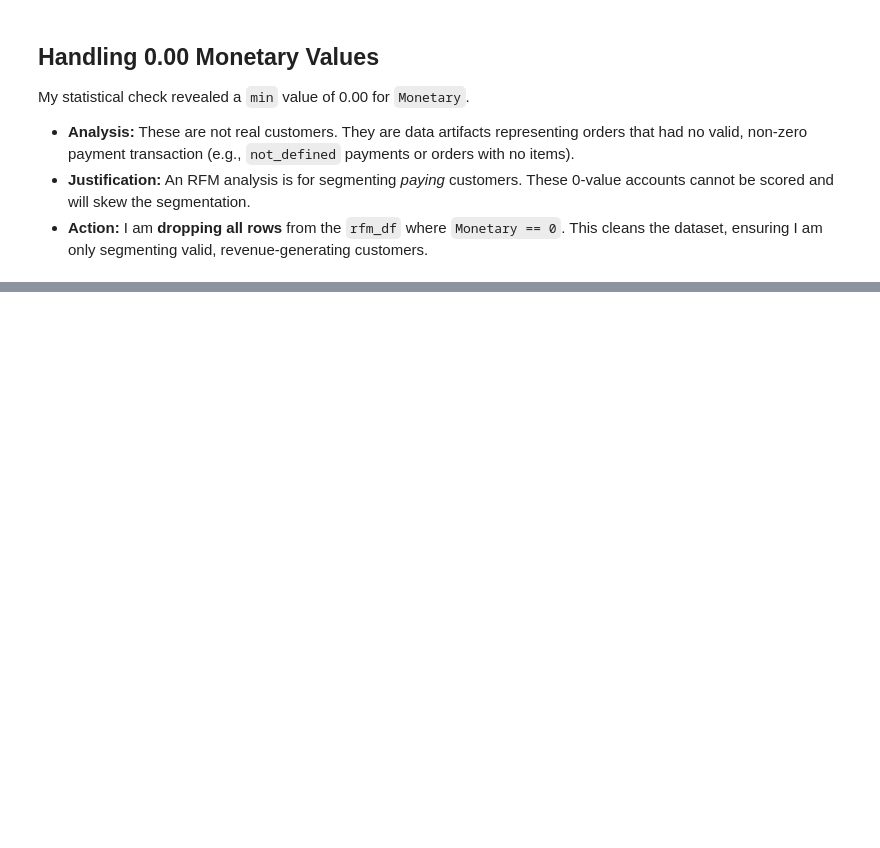
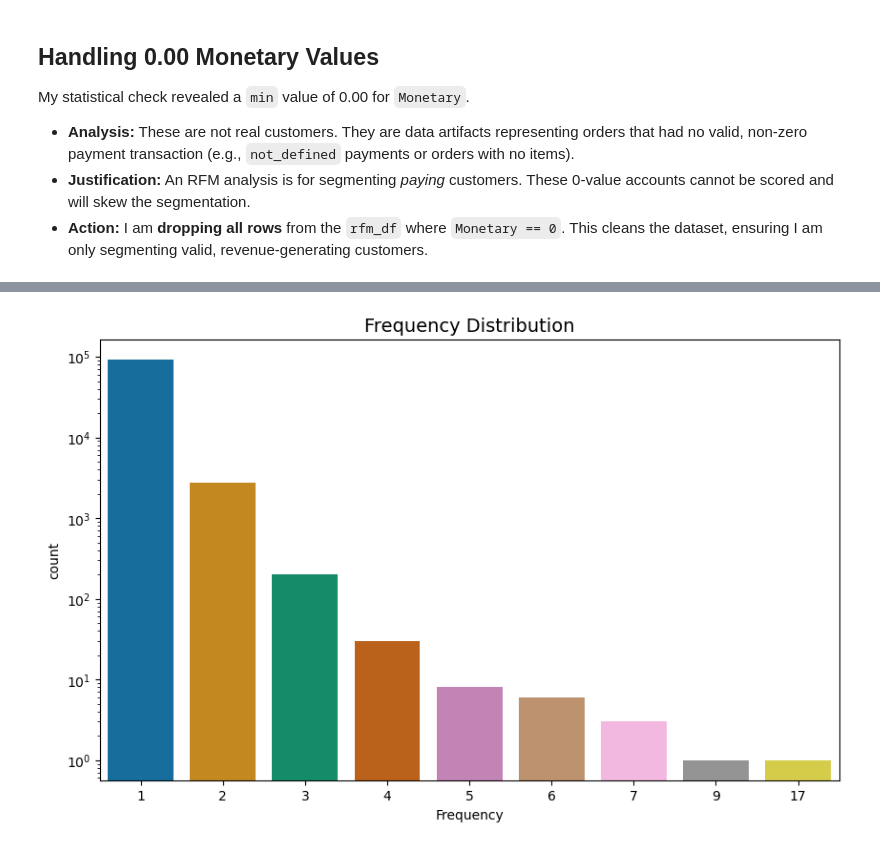
Before and after one commit to zeeshan-akram-ds/Olist-ECommerce-Analysis, a Jupyter notebook: notebooks/03_RFM_Analysis.ipynb, the cells around one changed output, grey strips where cells are left out. Cells and saved outputs as stored; diff of their text form; code cells hidden in the pictures; blank space fills up the shorter version.

```diff
--- a/notebooks/03_RFM_Analysis.ipynb
+++ b/notebooks/03_RFM_Analysis.ipynb
@@ -163,0 +190,8 @@ rfm_df = rfm_df[~(rfm_df['Monetary'] == 0)]
+# %%
+fig, ax = plt.subplots(1,1, figsize=(10,6))
+sns.countplot(data=rfm_df, x='Frequency', ax=ax, palette='colorblind')
+ax.set_yscale('log')
+plt.title("Frequency Distribution", fontsize=14)
+plt.show()
+# %% [output]
+[figure, added]
```
Also changed, not shown: parts of 8 cells of this notebook.
